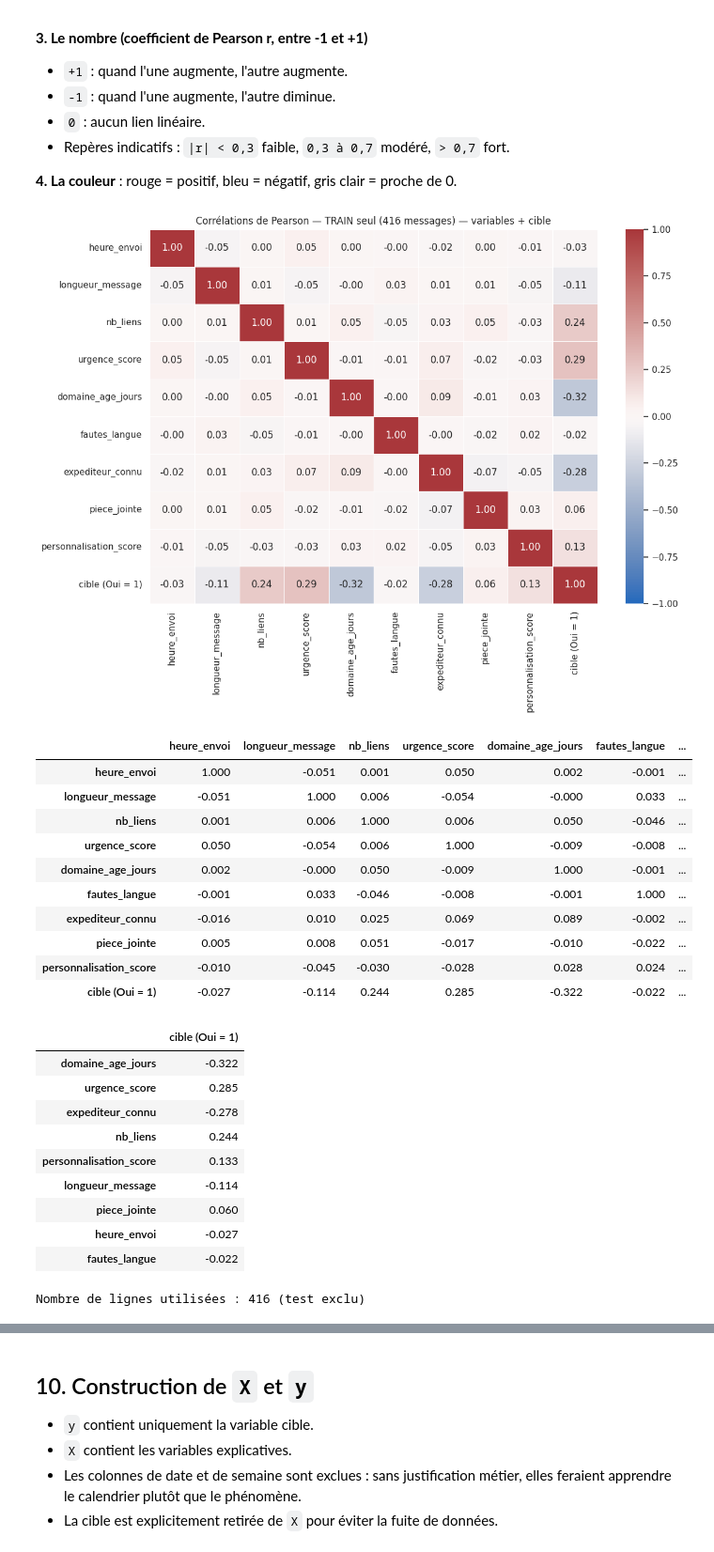
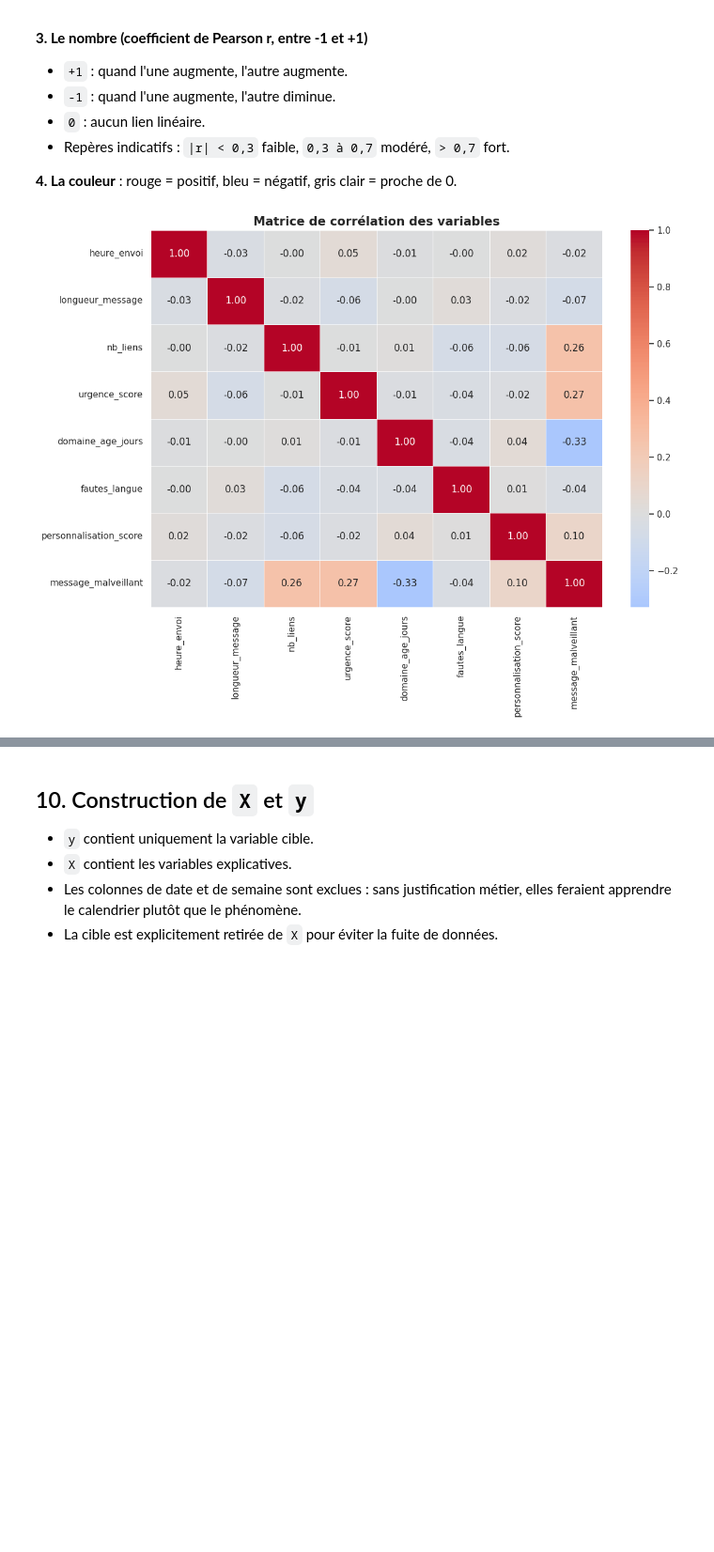
Before and after one commit to bennoomenfaker/app_phishing_ia, a Jupyter notebook: notebook_ML_IA_confiance_numerique.ipynb, the cells around one changed output, grey strips where cells are left out. Shown at 94% size. Cells and saved outputs as stored; diff of their text form; code cells hidden in the pictures; blank space fills up the shorter version.

```diff
--- a/notebook_ML_IA_confiance_numerique.ipynb
+++ b/notebook_ML_IA_confiance_numerique.ipynb
@@ -590,66 +562,38 @@ La corrélation de Pearson mesure une association **linéaire** entre variables
 
 **4. La couleur** : rouge = positif, bleu = négatif, gris clair = proche de 0.
 # %%
-# Corrélations entre les variables explicatives ET la cible — TRAIN SEUL
-# La cible est incluse (encodée Oui = 1) pour voir son association avec chaque variable.
-# Les variables calendaires (date, semaine) restent exclues.
+# Graphique 5 : matrice de corrélation
 
-IGNORER = ["date", "semaine"]
+colonnes_corr = features + [TARGET]
 
-num_features_eda = [
-    c for c in df_train_eda.select_dtypes(include="number").columns
-    if c not in IGNORER
-]
+df_corr = df[colonnes_corr].copy()
 
-# Encodage temporaire de la cible, uniquement pour la corrélation : Oui = 1, Non = 0
-df_corr = df_train_eda[num_features_eda].copy()
-df_corr["cible (Oui = 1)"] = (df_train_eda[TARGET] == "Oui").astype(int)
+# Encodage temporaire de la cible
+df_corr[TARGET] = df_corr[TARGET].map({
+    'Non': 0,
+    'Oui': 1
+})
 
-corr = df_corr.corr(method="pearson")
+corr = df_corr.corr(method='pearson')
 
 plt.figure(figsize=(12, 9))
 
 sns.heatmap(
     corr,
     annot=True,
-    cmap="vlag",
+    cmap='coolwarm',
+    fmt='.2f',
     center=0,
-    vmin=-1,
-    vmax=1,
-    fmt=".2f",
     linewidths=0.5
 )
 
-plt.title(f"Corrélations de Pearson — TRAIN seul ({len(df_train_eda)} messages) — variables + cible")
+plt.title(
+    "Matrice de corrélation des variables",
+    fontsize=15,
+    fontweight='bold'
+)
+
 plt.tight_layout()
 plt.show()
-
-display(corr.round(3))
-
-# La dernière ligne / colonne donne l'association de chaque variable avec la cible.
-display(corr["cible (Oui = 1)"].drop("cible (Oui = 1)").sort_values(key=abs, ascending=False).round(3).to_frame())
-print("Nombre de lignes utilisées :", len(df_train_eda), "(test exclu)")
 # %% [output]
-[figure, old version]
+[figure, new version]
-|  | heure_envoi | longueur_message | nb_liens | urgence_score | domaine_age_jours | fautes_langue | ... |
-| heure_envoi | 1.000 | -0.051 | 0.001 | 0.050 | 0.002 | -0.001 | ... |
-| longueur_message | -0.051 | 1.000 | 0.006 | -0.054 | -0.000 | 0.033 | ... |
-| nb_liens | 0.001 | 0.006 | 1.000 | 0.006 | 0.050 | -0.046 | ... |
-| urgence_score | 0.050 | -0.054 | 0.006 | 1.000 | -0.009 | -0.008 | ... |
-| domaine_age_jours | 0.002 | -0.000 | 0.050 | -0.009 | 1.000 | -0.001 | ... |
-| fautes_langue | -0.001 | 0.033 | -0.046 | -0.008 | -0.001 | 1.000 | ... |
-| expediteur_connu | -0.016 | 0.010 | 0.025 | 0.069 | 0.089 | -0.002 | ... |
-| piece_jointe | 0.005 | 0.008 | 0.051 | -0.017 | -0.010 | -0.022 | ... |
-| personnalisation_score | -0.010 | -0.045 | -0.030 | -0.028 | 0.028 | 0.024 | ... |
-| cible (Oui = 1) | -0.027 | -0.114 | 0.244 | 0.285 | -0.322 | -0.022 | ... |
-|  | cible (Oui = 1) |
-| domaine_age_jours | -0.322 |
-| urgence_score | 0.285 |
-| expediteur_connu | -0.278 |
-| nb_liens | 0.244 |
-| personnalisation_score | 0.133 |
-| longueur_message | -0.114 |
-| piece_jointe | 0.060 |
-| heure_envoi | -0.027 |
-| fautes_langue | -0.022 |
-Nombre de lignes utilisées : 416 (test exclu)
```
Also changed, not shown: parts of 70 cells of this notebook, 1 other file.
